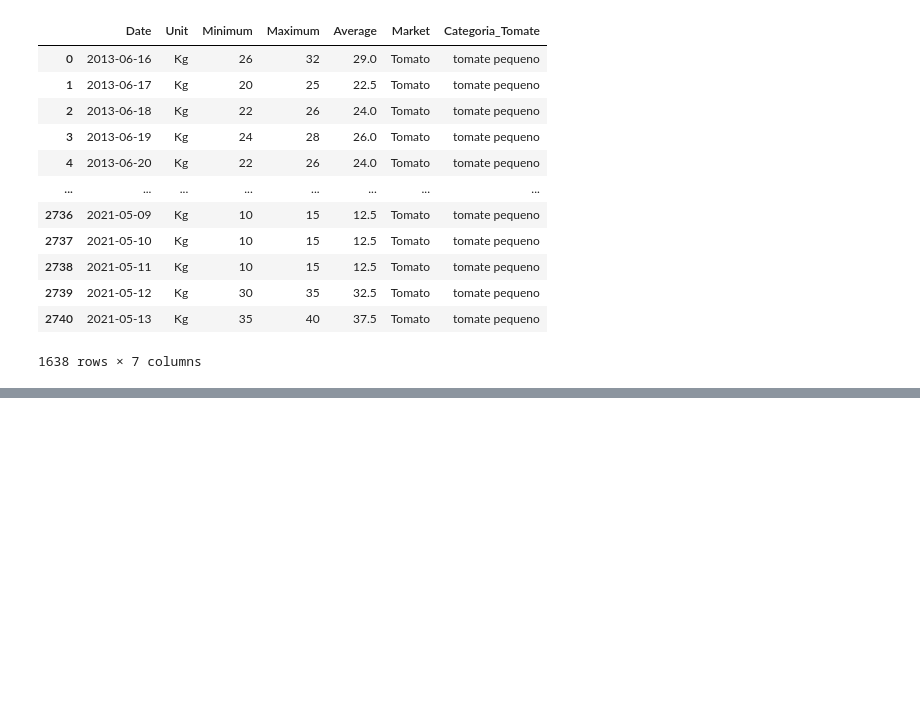
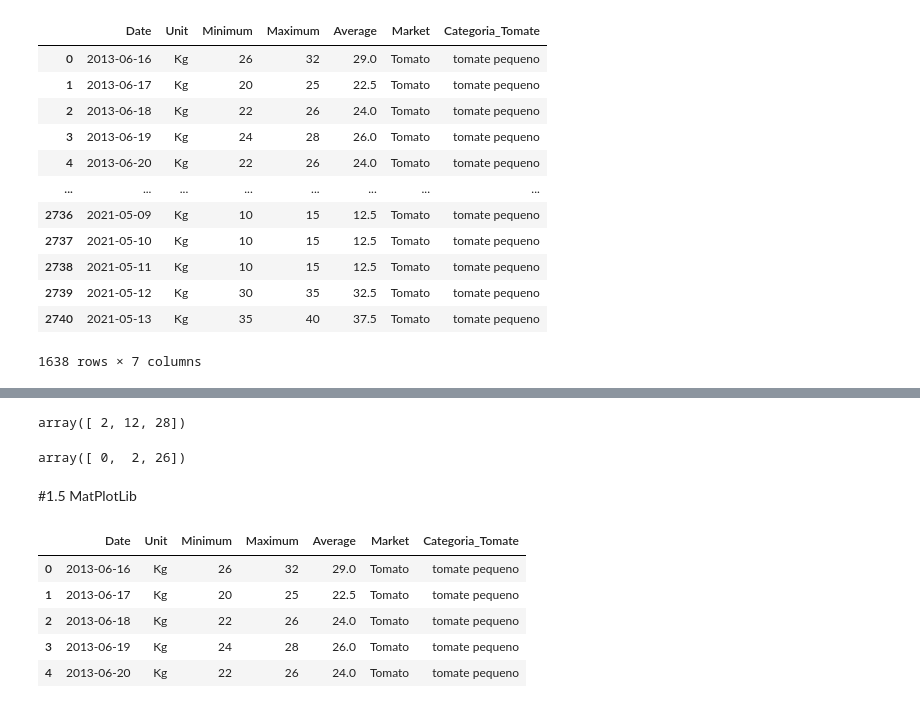
Before and after one commit to aloisiok1/Machine-Learning-com-Python, a Jupyter notebook: Machine_Learning_com_python.ipynb, the cells around one changed output, grey strips where cells are left out. Drawn from its saved outputs; the diff is of its cells as text; code cells hidden in the pictures; blank space fills up the shorter version.

```diff
--- a/Machine_Learning_com_python.ipynb
+++ b/Machine_Learning_com_python.ipynb
@@ -439,0 +519,12 @@ df_csv.loc[filtro]
+# %%
+arr_a_b = np.add(arr_a, arr_b)
+arr_a_b
+# %% [output]
+array([ 2, 12, 28])
+# %%
+arr_sub_a_b = np.subtract(arr_a, arr_b)
+arr_sub_a_b
+# %% [output]
+array([ 0,  2, 26])
+# %% [markdown]
+#1.5 MatPlotLib
@@ -439,0 +533,9 @@ df_csv.loc[filtro]
+# %%
+df_csv.head()
+# %% [output]
+|  | Date | Unit | Minimum | Maximum | Average | Market | Categoria_Tomate |
+| 0 | 2013-06-16 | Kg | 26 | 32 | 29.0 | Tomato | tomate pequeno |
+| 1 | 2013-06-17 | Kg | 20 | 25 | 22.5 | Tomato | tomate pequeno |
+| 2 | 2013-06-18 | Kg | 22 | 26 | 24.0 | Tomato | tomate pequeno |
+| 3 | 2013-06-19 | Kg | 24 | 28 | 26.0 | Tomato | tomate pequeno |
+| 4 | 2013-06-20 | Kg | 22 | 26 | 24.0 | Tomato | tomate pequeno |
```
Also changed, not shown: parts of 21 cells of this notebook, 1 other file.
